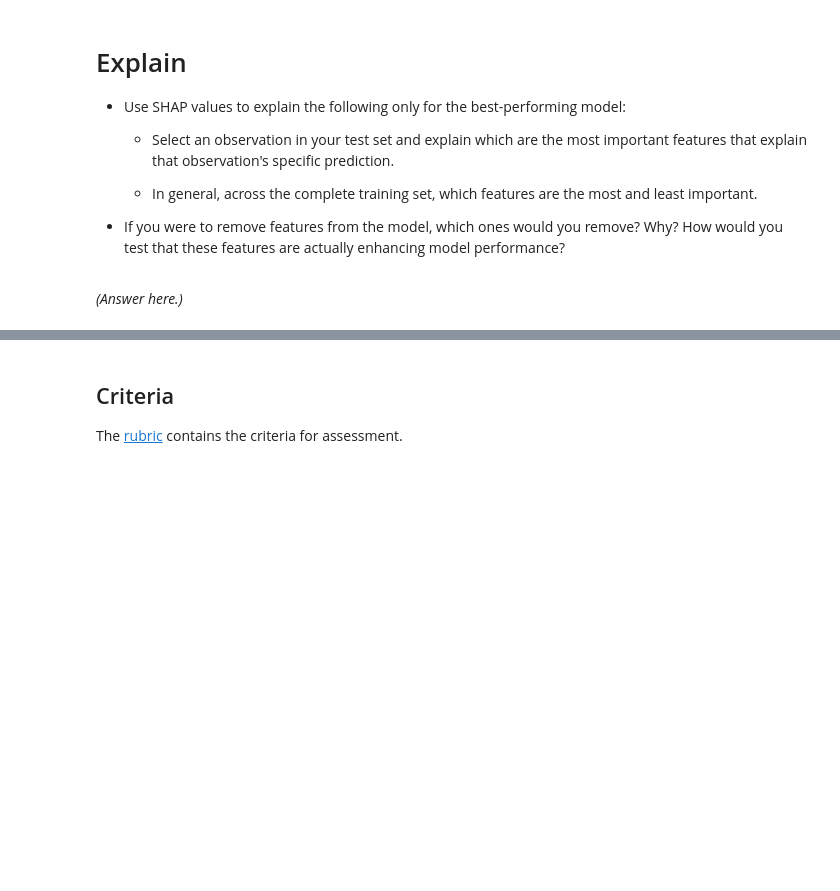
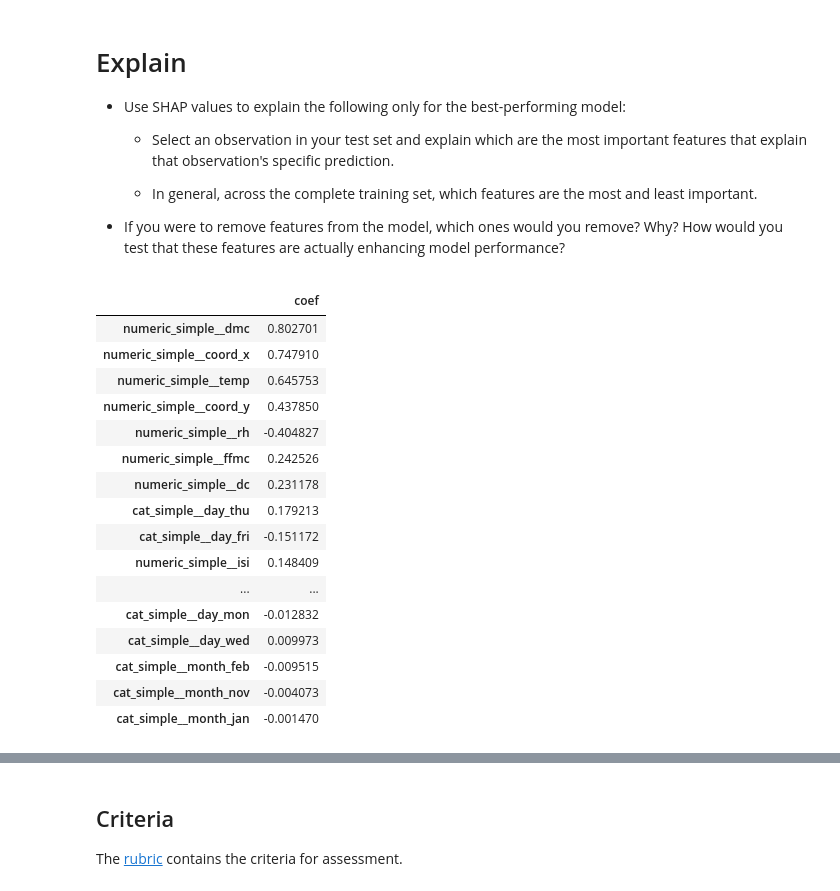
Before and after one commit to jseis/production, a Jupyter notebook: 02_activities/assignments/assignment_2.ipynb, the cells around one changed output, grey strips where cells are left out. Drawn from its saved outputs; the diff is of its cells as text; code cells hidden in the pictures; blank space fills up the shorter version.

```diff
--- a/02_activities/assignments/assignment_2.ipynb
+++ b/02_activities/assignments/assignment_2.ipynb
@@ -219,13 +220,13 @@ pipeline_b = Pipeline([
 # Pipeline C = preproc1 + advanced model
 pipeline_c = Pipeline([
     ('preprocessing', preproc1),
-    ('regressor', BaggingRegressor())
+    ('regressor', BaggingRegressor(estimator=DecisionTreeRegressor()))
 ])
 # %%
 # Pipeline D = preproc2 + advanced model
-pipeline_c = Pipeline([
+pipeline_d = Pipeline([
     ('preprocessing', preproc2),
-    ('regressor', BaggingRegressor())
+    ('regressor', BaggingRegressor(estimator=DecisionTreeRegressor()))
 ])
 # %% [markdown]
 # Tune Hyperparams
@@ -262,8 +263,12 @@ param_grid_ridge = {
 }
 
 param_grid_bagging = {
-    'regressor__n_estimators': [5,10,15,25],
+    'regressor__estimator': [DecisionTreeRegressor()],
+    'regressor__n_estimators': [10,15,25, 40, 50, 75, 100],
     'regressor__max_features': [0.2, 0.3, 0.5, 1.0],
+    'regressor__bootstrap_features': [False, True],
+    'regressor__estimator__max_depth': [None, 3, 8],
+    'regressor__estimator__max_features': [3, 5, 8, 10],
     'regressor__random_state': [42]
 }
 # %%
@@ -327,0 +316,9 @@ res_c.sort_values('mean_test_neg_root_mean_squared_error', ascending=False)
+# %%
+grid_cv_d = GridSearchCV(
+    estimator=pipeline_d,
+    param_grid=param_grid_bagging,
+    scoring=scoring,
+    cv=5,
+    refit=scoring[0]
+)
+grid_cv_d.fit(X_train,Y_train);
@@ -343,5 +365,26 @@ res_c.sort_values('mean_test_neg_root_mean_squared_error', ascending=False)
     - In general, across the complete training set, which features are the most and least important.
 
 + If you were to remove features from the model, which ones would you remove? Why? How would you test that these features are actually enhancing model performance?
-# %% [markdown]
-*(Answer here.)*
+# %%
+best_lin_regressor = grid_cv_a.best_estimator_.named_steps['regressor']
+coef_df = pd.DataFrame(best_lin_regressor.coef_, columns=['coef']).set_index(preproc1.fit(X_train).get_feature_names_out())
+coef_df = coef_df.sort_values(by='coef', key=abs, ascending=False)
+coef_df
+# %% [output]
+|  | coef |
+| numeric_simple__dmc | 0.802701 |
+| numeric_simple__coord_x | 0.747910 |
+| numeric_simple__temp | 0.645753 |
+| numeric_simple__coord_y | 0.437850 |
+| numeric_simple__rh | -0.404827 |
+| numeric_simple__ffmc | 0.242526 |
+| numeric_simple__dc | 0.231178 |
+| cat_simple__day_thu | 0.179213 |
+| cat_simple__day_fri | -0.151172 |
+| numeric_simple__isi | 0.148409 |
+| ... | ... |
+| cat_simple__day_mon | -0.012832 |
+| cat_simple__day_wed | 0.009973 |
+| cat_simple__month_feb | -0.009515 |
+| cat_simple__month_nov | -0.004073 |
+| cat_simple__month_jan | -0.001470 |
```
Also changed, not shown: parts of 17 cells of this notebook, 3 other files.
